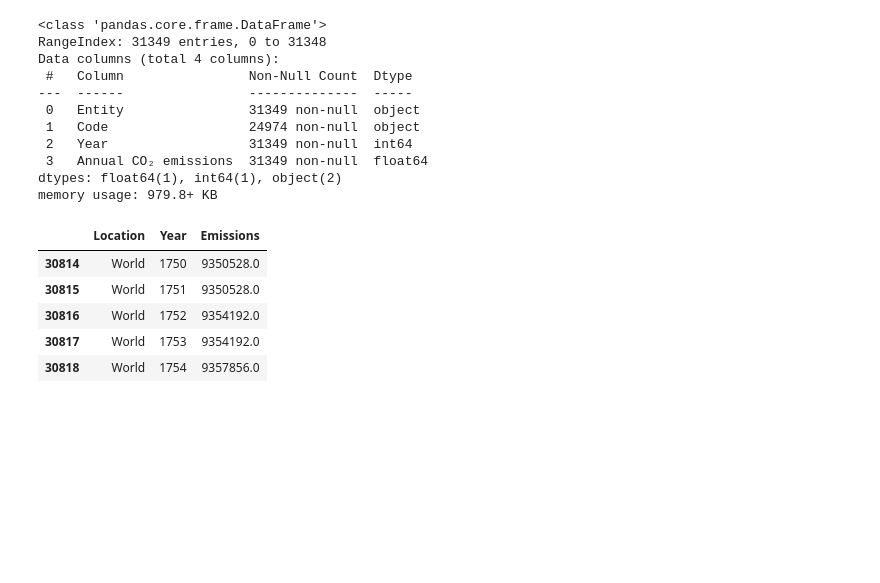
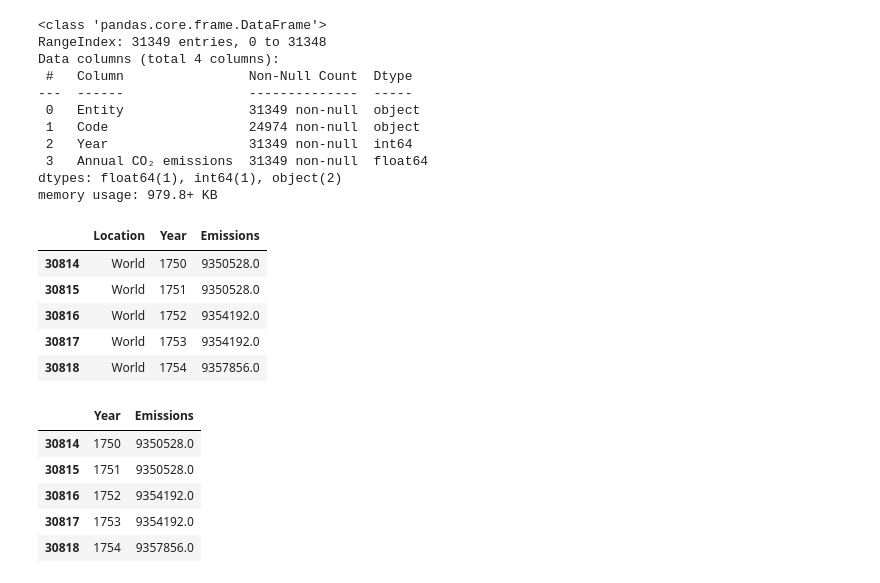
Before and after one commit to damian-robinson/multi-model-analysis, a Jupyter notebook: global_emissions.ipynb, the cells around one changed output. Cells and saved outputs as stored; diff of their text form; code cells hidden in the pictures; blank space fills up the shorter version.

Commit message:
Updated emissions

```diff
--- a/global_emissions.ipynb
+++ b/global_emissions.ipynb
@@ -43,6 +43,18 @@ global_emissions.head()
 | 30816 | World | 1752 | 9354192.0 |
 | 30817 | World | 1753 | 9354192.0 |
 | 30818 | World | 1754 | 9357856.0 |
+# %%
+# Drop unnecessary column: Location
+global_emissions = global_emissions.drop(columns='Location')
+# %%
+global_emissions.head()
+# %% [output]
+|  | Year | Emissions |
+| 30814 | 1750 | 9350528.0 |
+| 30815 | 1751 | 9350528.0 |
+| 30816 | 1752 | 9354192.0 |
+| 30817 | 1753 | 9354192.0 |
+| 30818 | 1754 | 9357856.0 |
 # %%
 plot = px.line(global_emissions, x='Year', y='Emissions', title='Global Annual C02 Emissions')
 plot.show()
```
Also changed, not shown: parts of 2 cells of this notebook, 1 other file.
